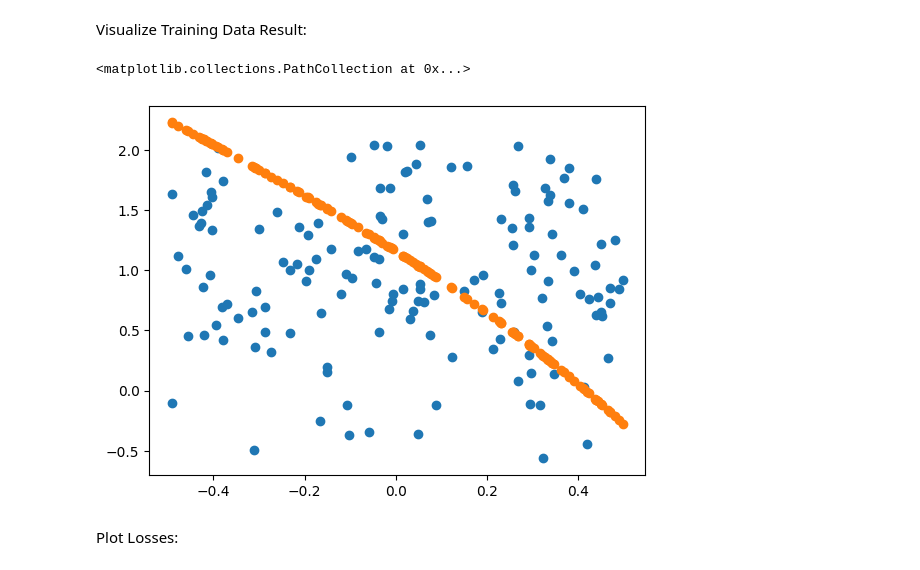
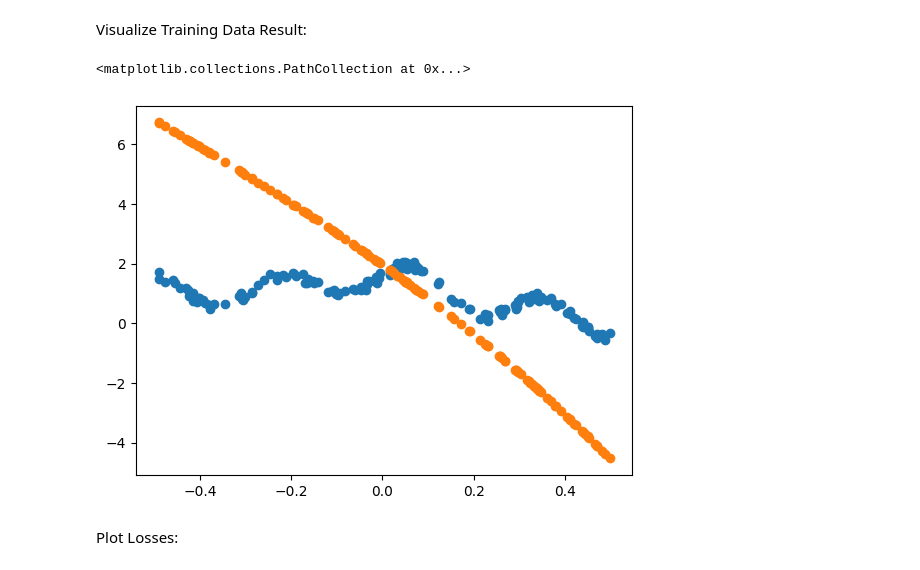
Before and after one commit to imthelizardking/cmp712-homeworks, a Jupyter notebook: hw1/hw1_n22133132_yusufcagri_ogut_.ipynb, the cells around one changed output. Saved outputs shown, nothing was run; the diff lists cells and outputs as text; code cells hidden in the pictures.

```diff
--- a/hw1/hw1_n22133132_yusufcagri_ogut_.ipynb
+++ b/hw1/hw1_n22133132_yusufcagri_ogut_.ipynb
@@ -129,16 +129,19 @@ def trainer_v2(X, T, nLearningRate, nPolyOrder, nLossLim, nIterLim, nReg):
         vLossPartialDerivs[i] = calcLossPartialDeriv(T_Pred, nPolyOrder-i) # calculate partial derivatives
         vPolyParams = vPolyParams - nLearningRate * vLossPartialDerivs
     nIter = nIter + 1
-    return vPolyParams, vLoss_training
+    if(nIter%(nIterLim * 0.1)==0):
+        print("progress:", nIterLim/nIterLim * 0.1, "Training Loss=", nLoss_training)
+        #print("progress:", nIter/nIterLim*100, "Test Loss=", nLoss_test)
+  return vPolyParams, vLoss_training
 # %% [markdown]
 Trainer wrapper:
 # %%
 # Hyperparam.s:
 LEARNING_RATE = 0.01
 REGULARIZATION = 0 #0.2
-POLY_ORDER = 8
+POLY_ORDER = 3
 LIM_LOSS = 0.000001
-LIM_ITER = 1000000000
+LIM_ITER = 10
 #vPolyParams, vLoss_training, vLoss_test = trainer(X, T, LEARNING_RATE, POLY_ORDER, LIM_LOSS, LIM_ITER, REGULARIZATION)
 vPolyParams, vLoss_training = trainer_v2(X, T, LEARNING_RATE, POLY_ORDER, LIM_LOSS, LIM_ITER, REGULARIZATION)
 print(vPolyParams)
@@ -148,14 +160,21 @@ print(vPolyParams)
 # %% [markdown]
 Visualize Training Data Result:
 # %%
+vIdx = sorted(range(len(X)), key=lambda k: X[k])
+X = X[vIdx]
 T_Pred = calcPoly(X, vPolyParams)
-T_Pred_test = calcPoly(X_test, vPolyParams)
+T_Pred = T_Pred[vIdx]
+T = T[vIdx]
+#vIdx_test = sorted(range(len(X_test)), key=lambda k: X_test[k])
+#X_test = X_test[vIdx_test]
+#T_Pred_test = calcPoly(X_test, vPolyParams)
+#T_Pred_test = T_Pred_test[vIdx_test]
 plt.scatter(X, T)
 plt.scatter(X, T_Pred)
 #plt.scatter(X_test, T_Pred_test)
 # %% [output]
 <matplotlib.collections.PathCollection at 0x...>
-[figure, old version]
+[figure, new version]
 # %% [markdown]
 Plot Losses:
 # %%
```
Also changed, not shown: parts of 2 cells of this notebook.
